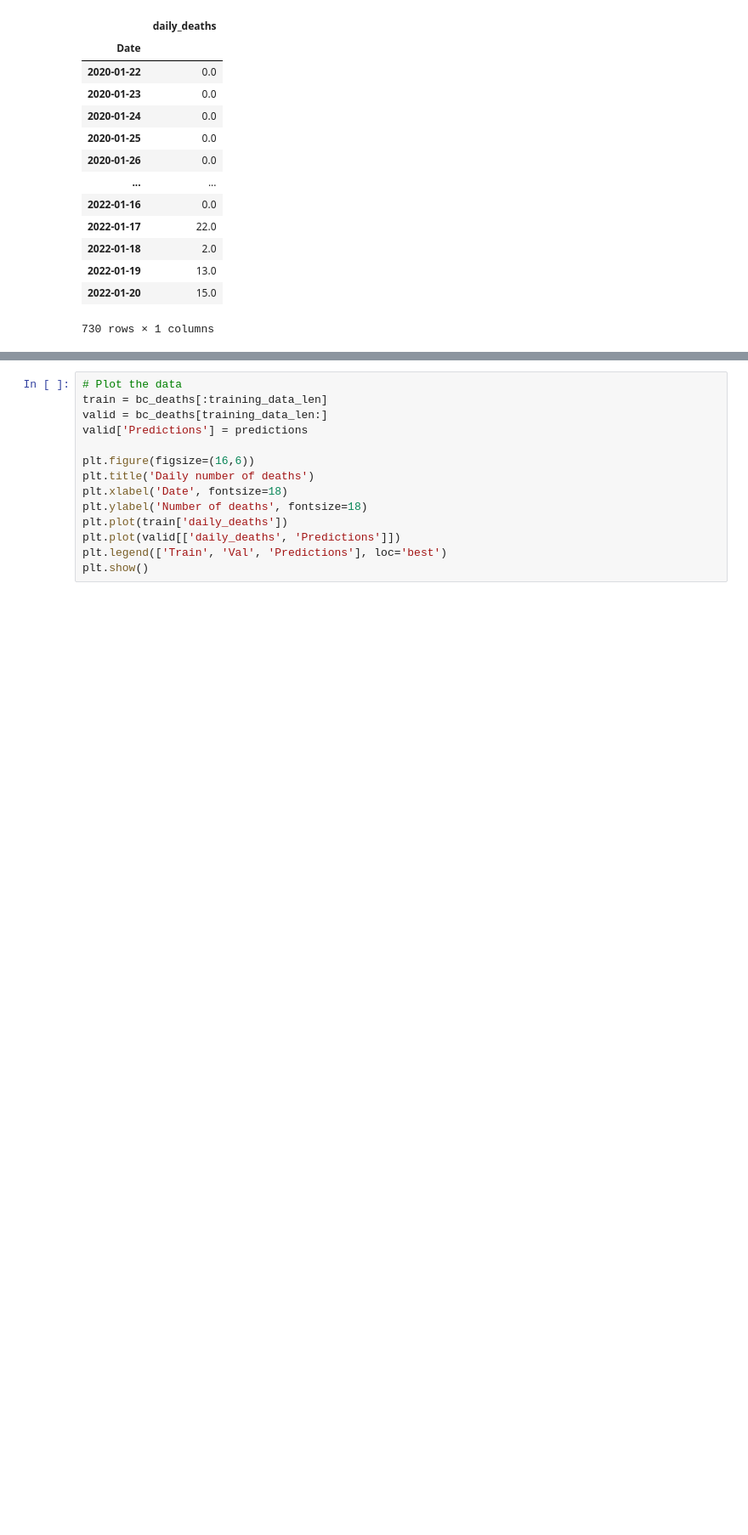
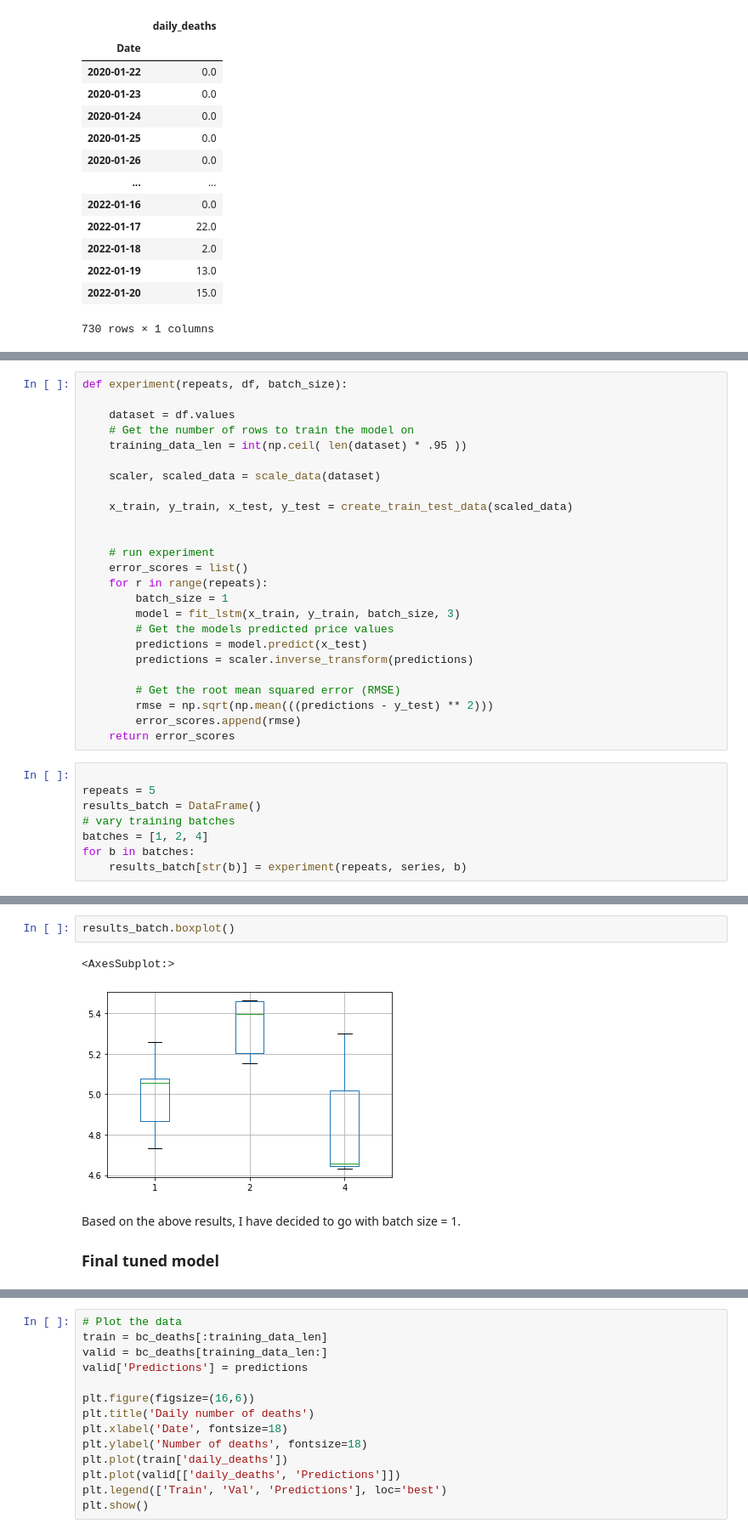
Before and after one commit to VargheseTresa/projects, a Jupyter notebook: Covid EDA and forecasting/project/notebooks/04_modelling.ipynb, the cells around one changed output, grey strips where cells are left out. Shown: that part at 85% size. Cells and saved outputs as stored; diff of their text form; blank space fills up the shorter version.

```diff
--- a/Covid EDA and forecasting/project/notebooks/04_modelling.ipynb
+++ b/Covid EDA and forecasting/project/notebooks/04_modelling.ipynb
@@ -130,0 +215,33 @@ rmse
+# %%
+def experiment(repeats, df, batch_size):
+
+    dataset = df.values
+    # Get the number of rows to train the model on
+    training_data_len = int(np.ceil( len(dataset) * .95 ))
+
+    scaler, scaled_data = scale_data(dataset)
+
+    x_train, y_train, x_test, y_test = create_train_test_data(scaled_data)
+
+
+    # run experiment
+    error_scores = list()
+    for r in range(repeats):
+        batch_size = 1
+        model = fit_lstm(x_train, y_train, batch_size, 3)
+        # Get the models predicted price values
+        predictions = model.predict(x_test)
+        predictions = scaler.inverse_transform(predictions)
+
+        # Get the root mean squared error (RMSE)
+        rmse = np.sqrt(np.mean(((predictions - y_test) ** 2)))
+        error_scores.append(rmse)
+    return error_scores
+# %%
+
+repeats = 5
+results_batch = DataFrame()
+# vary training batches
+batches = [1, 2, 4]
+for b in batches:
+    results_batch[str(b)] = experiment(repeats, series, b)
@@ -130,0 +278,9 @@ rmse
+# %%
+results_batch.boxplot()
+# %% [output]
+<AxesSubplot:>
+[figure, added]
+# %% [markdown]
+Based on the above results, I have decided to go with batch size = 1.
+
+### Final tuned model
```
Also changed, not shown: parts of 25 cells of this notebook.
